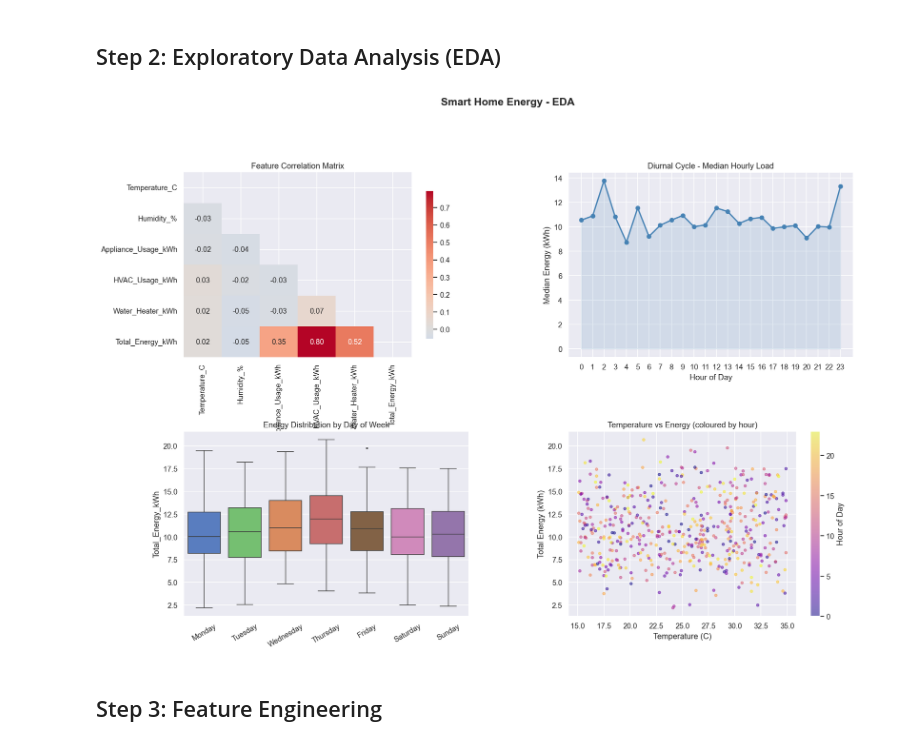
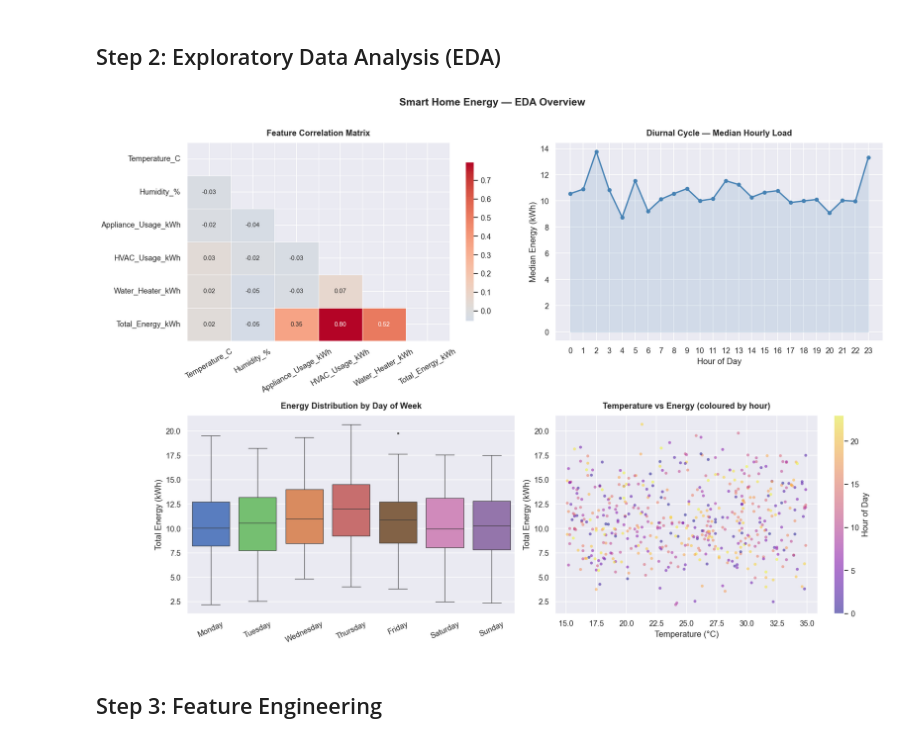
Before and after one commit to Al-Scripting/Smart-Home-Energy-Prediction, a Jupyter notebook: Smart_Home_Energy_Usage.ipynb, the cells around one changed output. Saved outputs shown, nothing was run; the diff lists cells and outputs as text; code cells hidden in the pictures.

```diff
--- a/Smart_Home_Energy_Usage.ipynb
+++ b/Smart_Home_Energy_Usage.ipynb
@@ -52,55 +59,56 @@ Date range: 2025-01-01 00:00:00 -> 2025-03-01 00:00:00
 # %% [markdown]
 ## Step 2: Exploratory Data Analysis (EDA)
 # %%
-fig = plt.figure(figsize=(18, 12))
-fig.suptitle("Smart Home Energy - EDA", fontsize=16, fontweight="bold", y=1.01)
-gs = gridspec.GridSpec(2, 2, figure=fig, hspace=0.4, wspace=0.35)
+fig, axes = plt.subplots(2, 2, figsize=(16, 11))
+fig.suptitle("Smart Home Energy — EDA Overview", fontsize=15, fontweight="bold", y=1.01)
 
 # 2a. Correlation heatmap
-ax1 = fig.add_subplot(gs[0, 0])
 numeric_cols = ["Temperature_C", "Humidity_%", "Appliance_Usage_kWh",
                 "HVAC_Usage_kWh", "Water_Heater_kWh", "Total_Energy_kWh"]
 corr = df[numeric_cols].corr()
 mask = np.triu(np.ones_like(corr, dtype=bool))
 sns.heatmap(corr, mask=mask, annot=True, fmt=".2f", cmap="coolwarm",
-            center=0, ax=ax1, cbar_kws={"shrink": 0.8})
-ax1.set_title("Feature Correlation Matrix")
+            center=0, ax=axes[0, 0], cbar_kws={"shrink": 0.8},
+            linewidths=0.5, annot_kws={"size": 9})
+axes[0, 0].set_title("Feature Correlation Matrix", fontweight="bold", pad=10)
+axes[0, 0].tick_params(axis="x", rotation=30)
 
-# 2b. Diurnal cycle - median energy by hour
-ax2 = fig.add_subplot(gs[0, 1])
+# 2b. Diurnal cycle
 hourly = df.groupby(df["DateTime"].dt.hour)["Total_Energy_kWh"].median()
-ax2.plot(hourly.index, hourly.values, marker="o", linewidth=2, color="steelblue")
-ax2.fill_between(hourly.index, hourly.values, alpha=0.15, color="steelblue")
-ax2.set_xlabel("Hour of Day")
-ax2.set_ylabel("Median Energy (kWh)")
-ax2.set_title("Diurnal Cycle - Median Hourly Load")
-ax2.set_xticks(sorted(df["DateTime"].dt.hour.unique()))
+axes[0, 1].plot(hourly.index, hourly.values, marker="o", linewidth=2,
+                color="steelblue", markersize=5)
+axes[0, 1].fill_between(hourly.index, hourly.values, alpha=0.15, color="steelblue")
+axes[0, 1].set_xlabel("Hour of Day")
+axes[0, 1].set_ylabel("Median Energy (kWh)")
+axes[0, 1].set_title("Diurnal Cycle — Median Hourly Load", fontweight="bold", pad=10)
+axes[0, 1].set_xticks(range(0, 24))
 
-# 2c. Energy distribution by day of week
-ax3 = fig.add_subplot(gs[1, 0])
+# 2c. Energy by day of week
 df["DayName"] = df["DateTime"].dt.day_name()
-day_order = ["Monday","Tuesday","Wednesday","Thursday","Friday","Saturday","Sunday"]
+day_order = ["Monday", "Tuesday", "Wednesday", "Thursday", "Friday", "Saturday", "Sunday"]
 sns.boxplot(data=df, x="DayName", y="Total_Energy_kWh", order=day_order,
-            hue="DayName", legend=False, palette="muted", ax=ax3, fliersize=2)
-ax3.set_title("Energy Distribution by Day of Week")
-ax3.set_xlabel("")
-ax3.tick_params(axis="x", rotation=30)
+            hue="DayName", legend=False, palette="muted", ax=axes[1, 0],
+            fliersize=2, linewidth=0.8)
+axes[1, 0].set_title("Energy Distribution by Day of Week", fontweight="bold", pad=10)
+axes[1, 0].set_xlabel("")
+axes[1, 0].set_ylabel("Total Energy (kWh)")
+axes[1, 0].tick_params(axis="x", rotation=25)
 
+# 2d. Temperature vs Energy scatter
+sample = df.sample(min(3000, len(df)), random_state=42)
+sc = axes[1, 1].scatter(sample["Temperature_C"], sample["Total_Energy_kWh"],
+                        c=sample["DateTime"].dt.hour, cmap="plasma",
+                        alpha=0.5, s=18, edgecolors="none")
+plt.colorbar(sc, ax=axes[1, 1], label="Hour of Day")
+axes[1, 1].set_xlabel("Temperature (°C)")
+axes[1, 1].set_ylabel("Total Energy (kWh)")
+axes[1, 1].set_title("Temperature vs Energy (coloured by hour)", fontweight="bold", pad=10)
 
-# 2d. Temperature vs Total Energy scatter
-ax4 = fig.add_subplot(gs[1, 1])
-sample = df.sample(min(3000, len(df)), random_state=42)
-sc = ax4.scatter(sample["Temperature_C"], sample["Total_Energy_kWh"],
-                 c=sample["DateTime"].dt.hour, cmap="plasma", alpha=0.5, s=15)
-plt.colorbar(sc, ax=ax4, label="Hour of Day")
-ax4.set_xlabel("Temperature (C)")
-ax4.set_ylabel("Total Energy (kWh)")
-ax4.set_title("Temperature vs Energy (coloured by hour)")
-
-plt.savefig("outputs/eda_overview.png", bbox_inches="tight")
+plt.tight_layout()
+plt.savefig("outputs/eda_overview.png", bbox_inches="tight", dpi=150)
 plt.show()
 # %% [output]
-[figure, old version]
+[figure, new version]
 # %% [markdown]
 ## Step 3: Feature Engineering
 # %%
```
Also changed, not shown: parts of 16 cells of this notebook, 2 other files.
